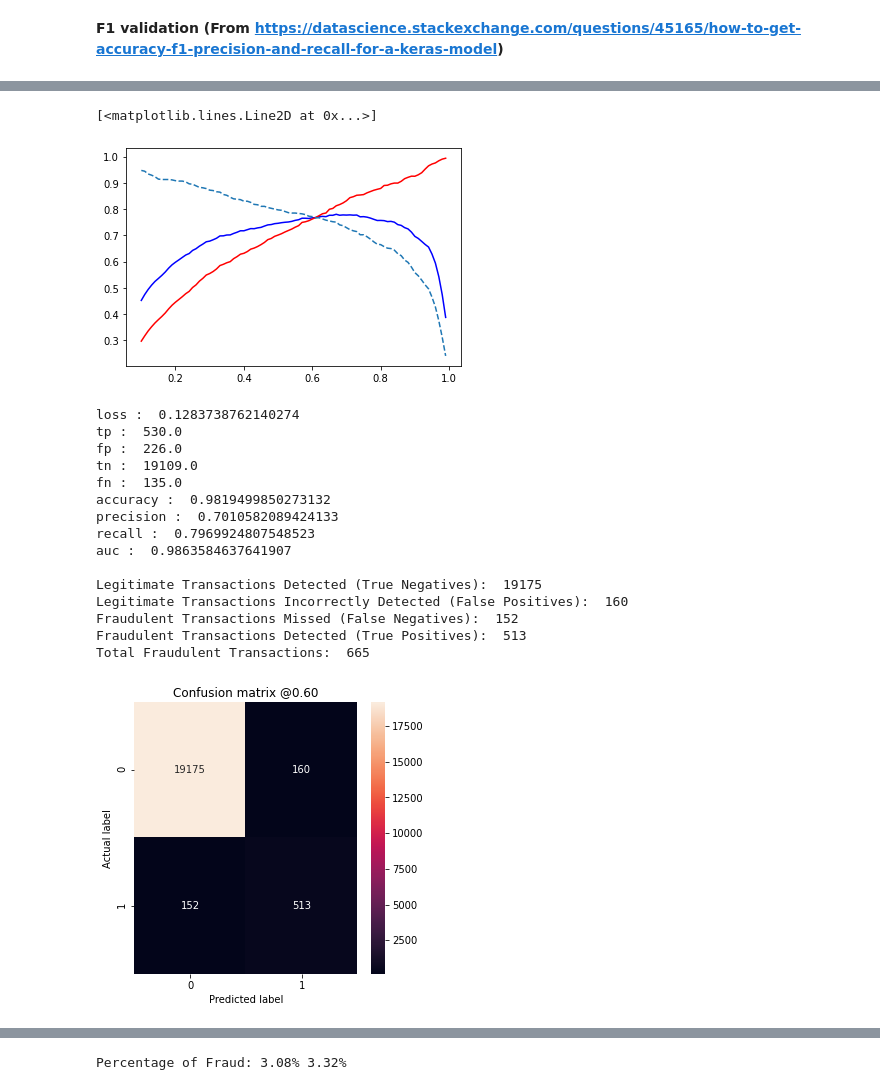
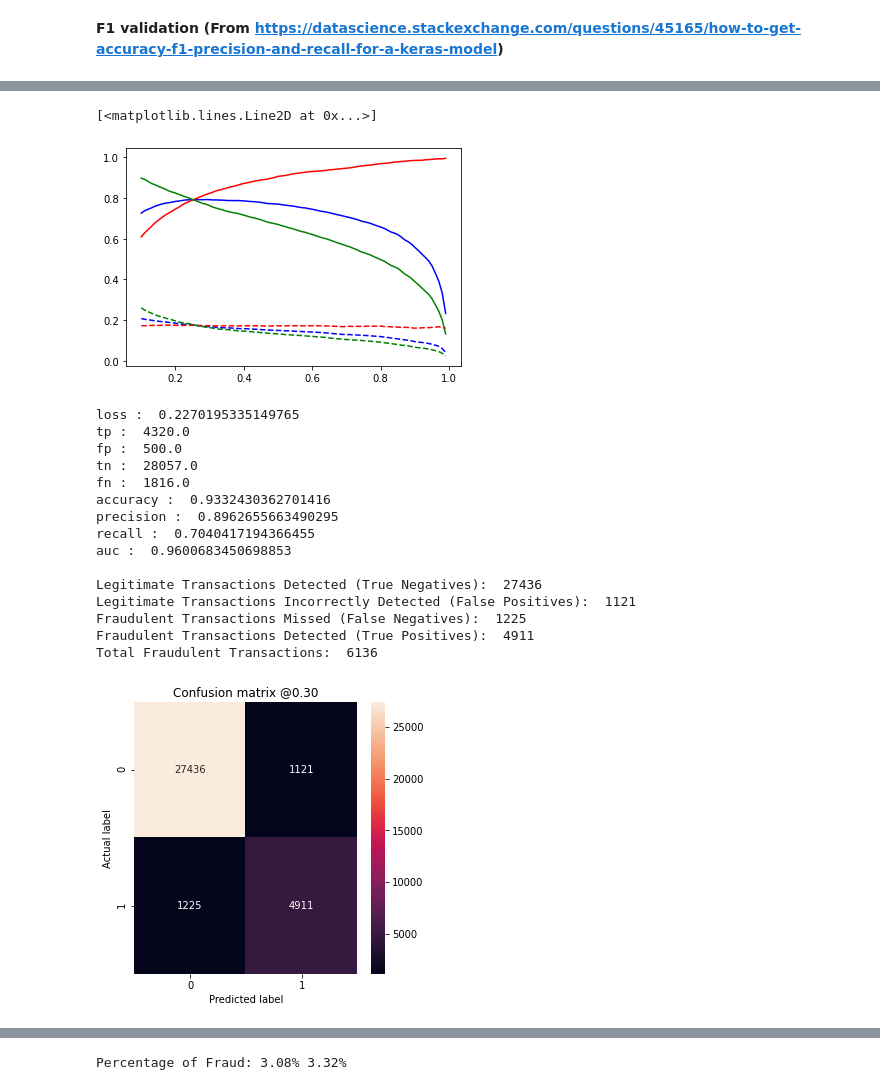
Before and after one commit to aquangnguyen1992/Advanced_Data_Science_Capstone, a Jupyter notebook: Capstone_Project.ipynb, the cells around one changed output, grey strips where cells are left out. Drawn from its saved outputs; the diff is of its cells as text; code cells hidden in the pictures.

```diff
--- a/Capstone_Project.ipynb
+++ b/Capstone_Project.ipynb
@@ -325,16 +304,20 @@ for i in range(upsampling_factor):
 
 indices_0_new = np.concatenate((indices_1_new, indices_0_new), axis=0)
 
-print(indices_0_new.shape)
-
 indices_0_new = tf.random.shuffle(indices_0_new)
 
-X_to_train = np.array(X_train)[indices_0_new]
-Y_to_train = np.array(Y_train)[indices_0_new]
+X_new = np.array(X_train)[indices_0_new]
+Y_new = np.array(Y_train)[indices_0_new]
+
+X_train, X_test, Y_train, Y_test = train_test_split(X_new, Y_new, test_size=0.05)
+
+X_to_train = np.reshape(X_train, (X_train.shape[0], X_train.shape[2]))
+Y_to_train = np.squeeze(Y_train, axis=1)
+
+X_test = np.reshape(X_test, (X_test.shape[0], X_test.shape[2]))
+Y_test = np.squeeze(Y_test, axis=1)
 
 
-X_to_train = np.reshape(X_to_train, (X_to_train.shape[0], X_to_train.shape[2]))
-Y_to_train = np.squeeze(Y_to_train, axis=1)
-print(X_to_train.shape, Y_to_train.shape)
+print(X_to_train.shape, X_test.shape)
 # %% [output]
 (569877, 1)
@@ -496,9 +499,10 @@ plot_metrics(history)
 **F1 validation (From https://datascience.stackexchange.com/questions/45165/how-to-get-accuracy-f1-precision-and-recall-for-a-keras-model)**
 # %%
 # Save model weights to drive
-!cp -r best_model.h5 '/content/gdrive/My Drive/Kaggle/best_model_20200803_METRICS.h5'
+!cp -r best_model.h5 '/content/gdrive/My Drive/Kaggle/best_model_20200804_METRICS_2.h5'
 
-new_model = tf.keras.models.load_model('./best_model.h5', custom_objects={'LeakyReLU': tf.keras.layers.LeakyReLU(alpha=0.01)})
+#new_model = tf.keras.models.load_model('./best_model.h5', custom_objects={'LeakyReLU': tf.keras.layers.LeakyReLU(alpha=0.01)})
+new_model = tf.keras.models.load_model('./best_model.h5')
 #new_model = tf.keras.models.load_model('/content/gdrive/My Drive/Kaggle/best_model_20200802_METRICS.h5',
 #                                        custom_objects={'LeakyReLU': tf.keras.layers.LeakyReLU(alpha=0.01)})
 new_model.summary()
@@ -580,10 +597,14 @@ for i in range(90):
 # %%
 plt.plot(threshold_value, f1, 'b')
 plt.plot(threshold_value, pre, 'r')
-plt.plot(threshold_value, re, '--')
+plt.plot(threshold_value, re, 'g')
+
+plt.plot(threshold_value, f1_train, '--b')
+plt.plot(threshold_value, pre_train, '--r')
+plt.plot(threshold_value, re_train, '--g')
 # %% [output]
 [<matplotlib.lines.Line2D at 0x...>]
-[figure, old version]
+[figure, new version]
 # %%
 def plot_cm(labels, predictions, p=0.5):
   cm = confusion_matrix(labels, predictions > p)
@@ -601,31 +622,31 @@ def plot_cm(labels, predictions, p=0.5):
 # %%
 #BATCH_SIZE = 256
 baseline_results = new_model.evaluate(X_test, Y_test,
                                   batch_size=BATCH_SIZE, verbose=0)
 for name, value in zip(new_model.metrics_names, baseline_results):
   print(name, ': ', value)
 print()
 
 predictions = new_model.predict(X_test, batch_size=BATCH_SIZE, verbose=0)
 
-plot_cm(Y_test, predictions, p=0.6)
+plot_cm(Y_test, predictions, p=0.3)
 # %% [output]
-loss :  0.1283738762140274
-tp :  530.0
-fp :  226.0
-tn :  19109.0
-fn :  135.0
-accuracy :  0.9819499850273132
-precision :  0.7010582089424133
-recall :  0.7969924807548523
-auc :  0.9863584637641907
+loss :  0.2270195335149765
+tp :  4320.0
+fp :  500.0
+tn :  28057.0
+fn :  1816.0
+accuracy :  0.9332430362701416
+precision :  0.8962655663490295
+recall :  0.7040417194366455
+auc :  0.9600683450698853
 
-Legitimate Transactions Detected (True Negatives):  19175
-Legitimate Transactions Incorrectly Detected (False Positives):  160
-Fraudulent Transactions Missed (False Negatives):  152
-Fraudulent Transactions Detected (True Positives):  513
-Total Fraudulent Transactions:  665
+Legitimate Transactions Detected (True Negatives):  27436
+Legitimate Transactions Incorrectly Detected (False Positives):  1121
+Fraudulent Transactions Missed (False Negatives):  1225
+Fraudulent Transactions Detected (True Positives):  4911
+Total Fraudulent Transactions:  6136
-[figure, old version]
+[figure, new version]
 # %%
 def plot_roc(name, labels, predictions, **kwargs):
   fp, tp, _ = sklearn.metrics.roc_curve(labels, predictions)
```
Also changed, not shown: parts of 15 cells of this notebook.
